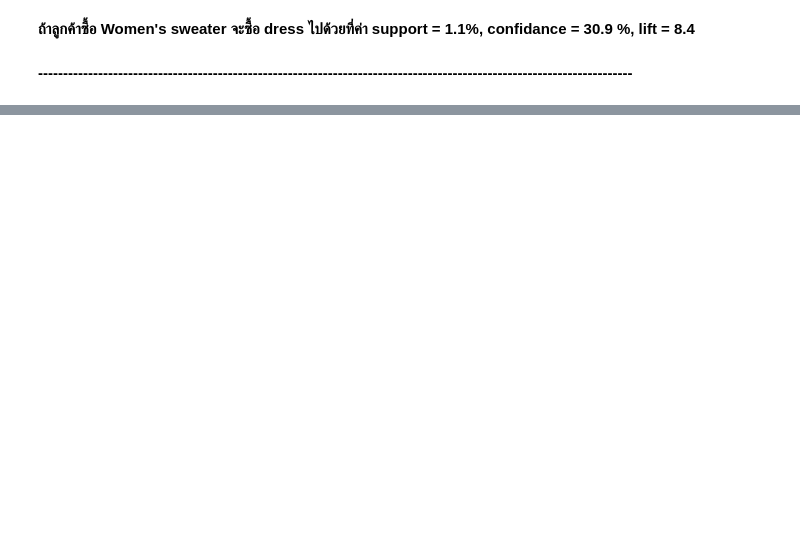
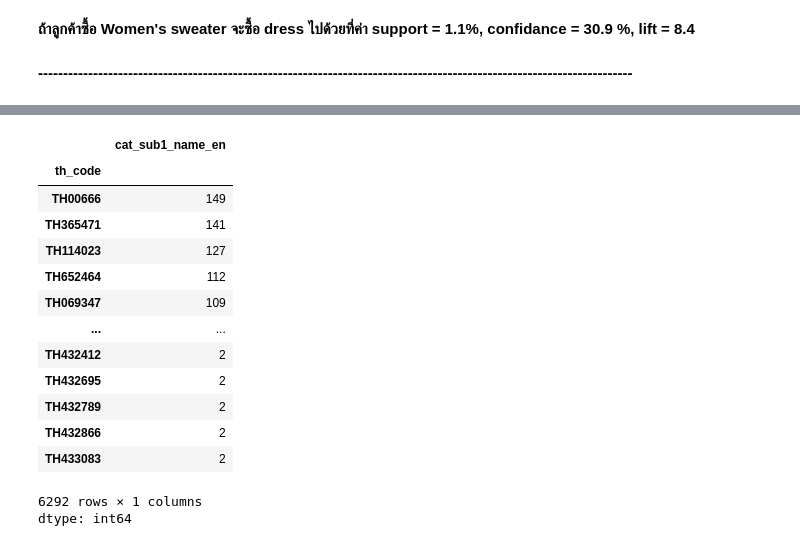
Before and after one commit to bavcb/association-rule, a Jupyter notebook: Test_Association_Rule_M02.ipynb, the cells around one changed output, grey strips where cells are left out. Drawn from its saved outputs; the diff is of its cells as text; code cells hidden in the pictures; blank space fills up the shorter version.

```diff
--- a/Test_Association_Rule_M02.ipynb
+++ b/Test_Association_Rule_M02.ipynb
@@ -504,0 +523,18 @@ rules.to_csv('test_association_rule.csv', index=False) # export rules
+# %%
+th_code_purchase[th_code_purchase >1] # ลูกค้าที่ซื้อสินค้าตั้งแต่ 2 อย่างขึ้นไปมีจำนวน 6,292 คน
+# %% [output]
+|  | cat_sub1_name_en |
+| th_code |  |
+| TH00666 | 149 |
+| TH365471 | 141 |
+| TH114023 | 127 |
+| TH652464 | 112 |
+| TH069347 | 109 |
+| ... | ... |
+| TH432412 | 2 |
+| TH432695 | 2 |
+| TH432789 | 2 |
+| TH432866 | 2 |
+| TH433083 | 2 |
+6292 rows × 1 columns
+dtype: int64
```
Also changed, not shown: parts of 14 cells of this notebook.
